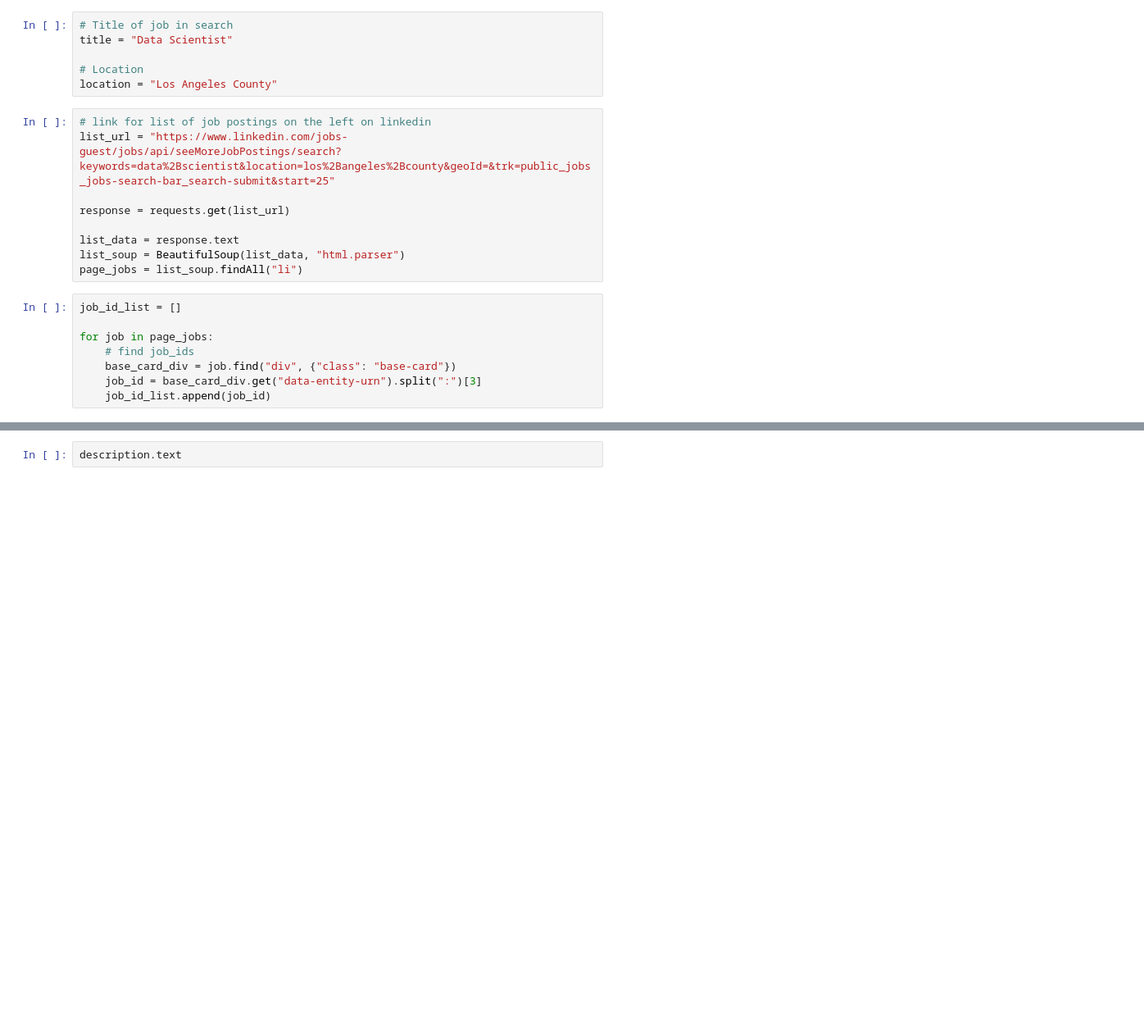
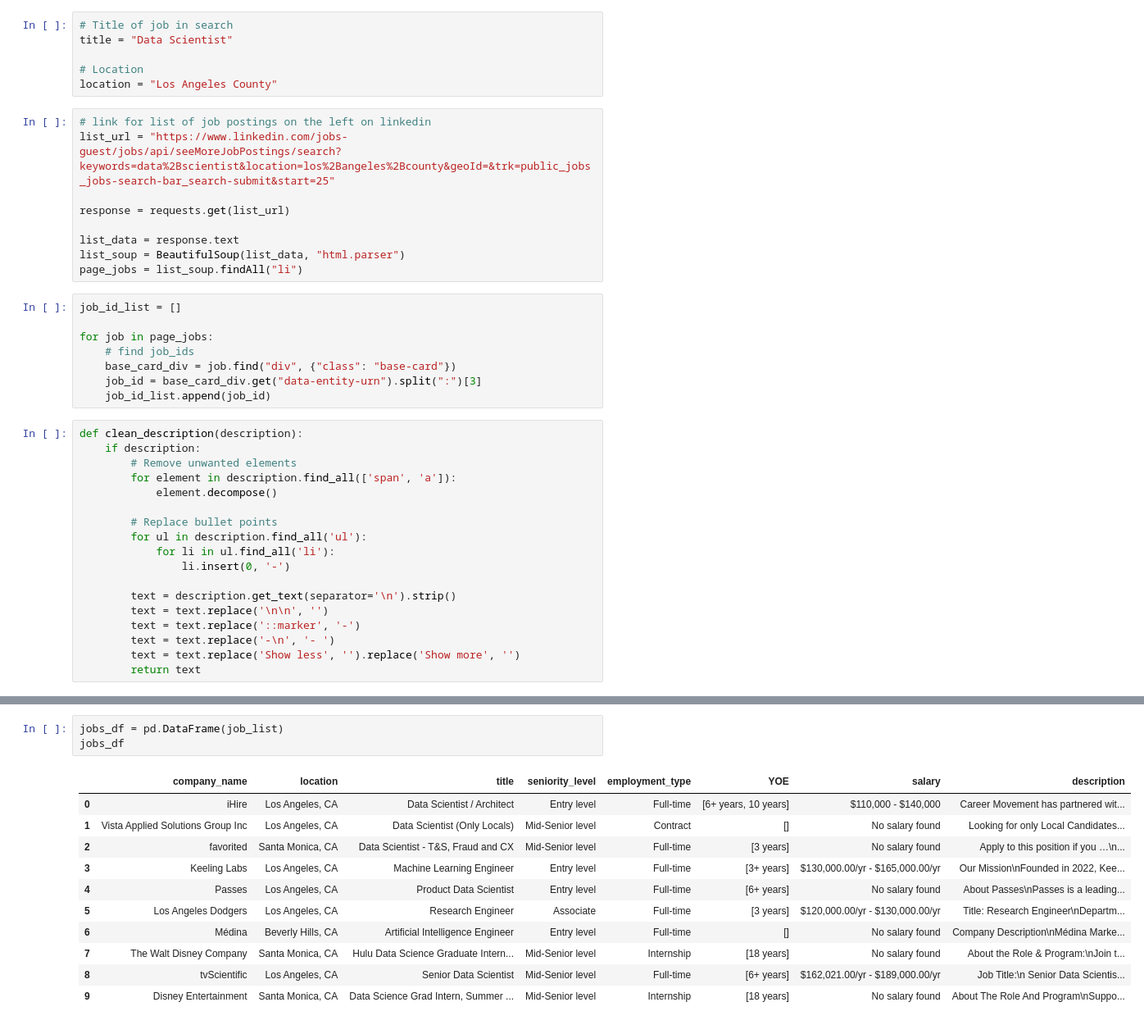
Before and after one commit to desmond-jung/Job-Insights-Agent, a Jupyter notebook: job_posting_scraper.ipynb, the cells around one changed output, grey strips where cells are left out. Shown at 82% size. Drawn from its saved outputs; the diff is of its cells as text; blank space fills up the shorter version.

```diff
--- a/job_posting_scraper.ipynb
+++ b/job_posting_scraper.ipynb
@@ -27,6 +28,24 @@ for job in page_jobs:
     base_card_div = job.find("div", {"class": "base-card"})
     job_id = base_card_div.get("data-entity-urn").split(":")[3]
     job_id_list.append(job_id)
+# %%
+def clean_description(description):
+    if description:
+        # Remove unwanted elements
+        for element in description.find_all(['span', 'a']):
+            element.decompose()
+
+        # Replace bullet points
+        for ul in description.find_all('ul'):
+            for li in ul.find_all('li'):
+                li.insert(0, '-')
+
+        text = description.get_text(separator='\n').strip()
+        text = text.replace('\n\n', '')
+        text = text.replace('::marker', '-')
+        text = text.replace('-\n', '- ')
+        text = text.replace('Show less', '').replace('Show more', '')
+        return text
 # %%
 job_list = []
 for job_id in job_id_list:
@@ -75,2 +179,15 @@ description = test_soup.find("div", {"class": "show-more-less-html__markup show-
-# %%
-description.text
+# %%
+jobs_df = pd.DataFrame(job_list)
+jobs_df
+# %% [output]
+|  | company_name | location | title | seniority_level | employment_type | YOE | salary | description |
+| 0 | iHire | Los Angeles, CA | Data Scientist / Architect | Entry level | Full-time | [6+ years, 10 years] | $110,000 - $140,000 | Career Movement has partnered wit... |
+| 1 | Vista Applied Solutions Group Inc | Los Angeles, CA | Data Scientist (Only Locals) | Mid-Senior level | Contract | [] | No salary found | Looking for only Local Candidates... |
+| 2 | favorited | Santa Monica, CA | Data Scientist - T&S, Fraud and CX | Mid-Senior level | Full-time | [3 years] | No salary found | Apply to this position if you …\n... |
+| 3 | Keeling Labs | Los Angeles, CA | Machine Learning Engineer | Entry level | Full-time | [3+ years] | $130,000.00/yr - $165,000.00/yr | Our Mission\nFounded in 2022, Kee... |
+| 4 | Passes | Los Angeles, CA | Product Data Scientist | Entry level | Full-time | [6+ years] | No salary found | About Passes\nPasses is a leading... |
+| 5 | Los Angeles Dodgers | Los Angeles, CA | Research Engineer | Associate | Full-time | [3 years] | $120,000.00/yr - $130,000.00/yr | Title: Research Engineer\nDepartm... |
+| 6 | Médina | Beverly Hills, CA | Artificial Intelligence Engineer | Entry level | Full-time | [] | No salary found | Company Description\nMédina Marke... |
+| 7 | The Walt Disney Company | Santa Monica, CA | Hulu Data Science Graduate Intern... | Mid-Senior level | Internship | [18 years] | No salary found | About the Role & Program:\nJoin t... |
+| 8 | tvScientific | Los Angeles, CA | Senior Data Scientist | Mid-Senior level | Full-time | [6+ years] | $162,021.00/yr - $189,000.00/yr | Job Title:\n Senior Data Scientis... |
+| 9 | Disney Entertainment | Santa Monica, CA | Data Science Grad Intern, Summer ... | Mid-Senior level | Internship | [18 years] | No salary found | About The Role And Program\nSuppo... |
```
Also changed, not shown: parts of 5 cells of this notebook.
